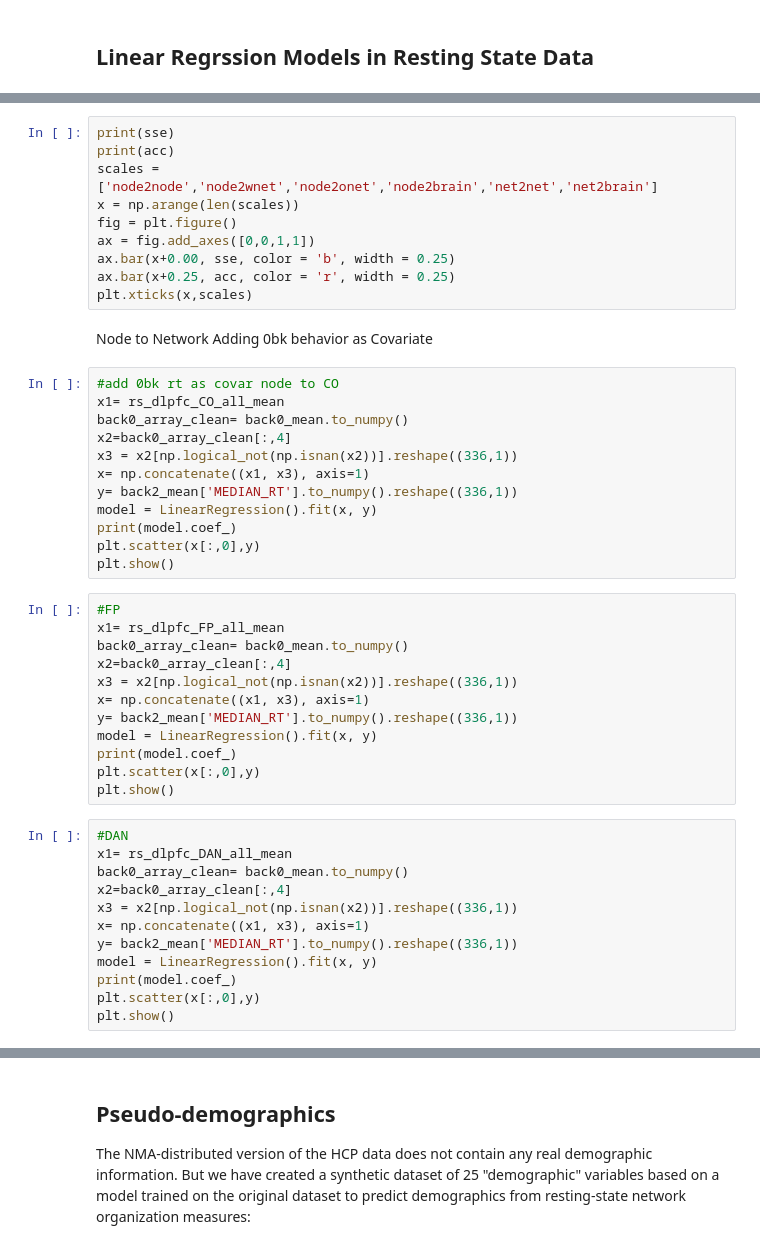
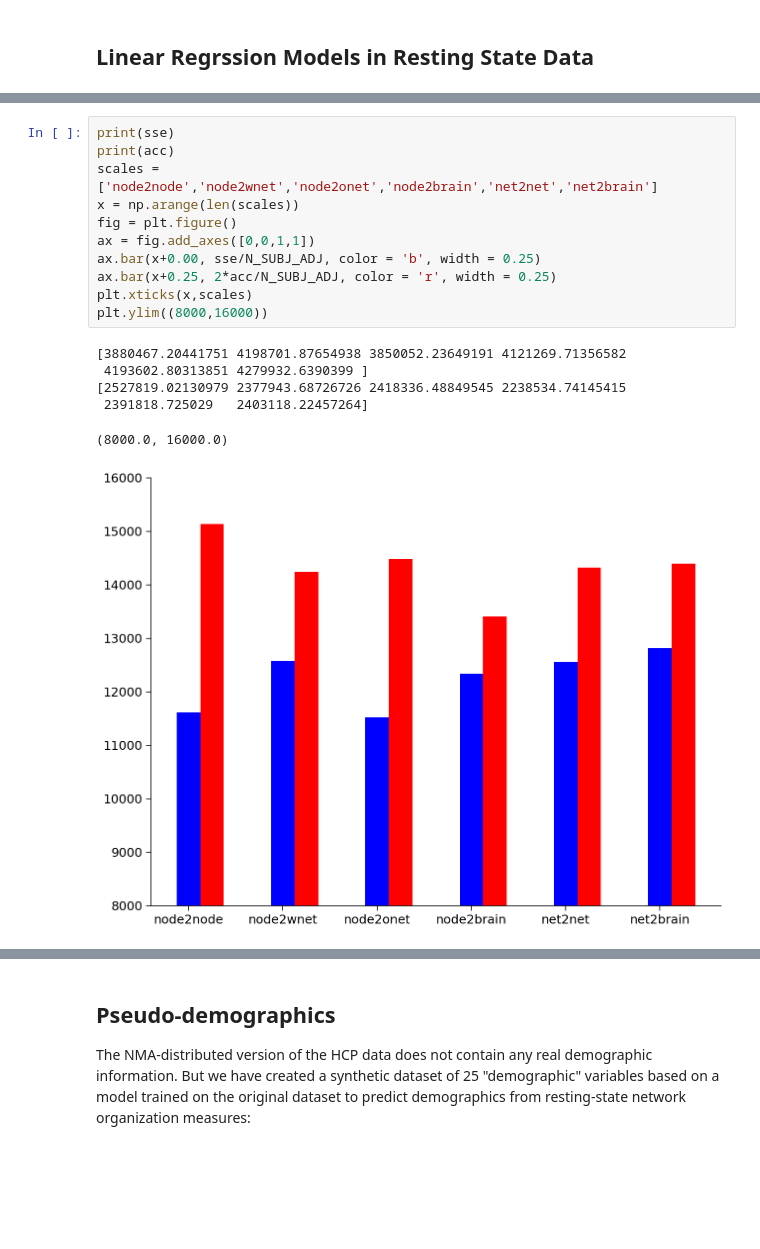
Before and after one commit to andrew-gerlach/small-world-hippos, a Jupyter notebook: load_chp.ipynb, the cells around one changed output, grey strips where cells are left out. Cells and saved outputs as stored; diff of their text form; blank space fills up the shorter version.

```diff
--- a/load_chp.ipynb
+++ b/load_chp.ipynb
@@ -1290,48 +1358,18 @@ acc[5] = np.sum((y[int(N_SUBJ_ADJ/2):N_SUBJ_ADJ]-yhat)**2)
 # %%
 print(sse)
 print(acc)
 scales = ['node2node','node2wnet','node2onet','node2brain','net2net','net2brain']
 x = np.arange(len(scales))
 fig = plt.figure()
 ax = fig.add_axes([0,0,1,1])
-ax.bar(x+0.00, sse, color = 'b', width = 0.25)
-ax.bar(x+0.25, acc, color = 'r', width = 0.25)
+ax.bar(x+0.00, sse/N_SUBJ_ADJ, color = 'b', width = 0.25)
+ax.bar(x+0.25, 2*acc/N_SUBJ_ADJ, color = 'r', width = 0.25)
 plt.xticks(x,scales)
+plt.ylim((8000,16000))
+# %% [output]
+[3880467.20441751 4198701.87654938 3850052.23649191 4121269.71356582
+ 4193602.80313851 4279932.6390399 ]
+[2527819.02130979 2377943.68726726 2418336.48849545 2238534.74145415
+ 2391818.725029   2403118.22457264]
+(8000.0, 16000.0)
+[figure, added]
-# %% [markdown]
-Node to Network Adding 0bk behavior as Covariate
-# %%
-#add 0bk rt as covar node to CO
-x1= rs_dlpfc_CO_all_mean
-back0_array_clean= back0_mean.to_numpy()
-x2=back0_array_clean[:,4]
-x3 = x2[np.logical_not(np.isnan(x2))].reshape((336,1))
-x= np.concatenate((x1, x3), axis=1)
-y= back2_mean['MEDIAN_RT'].to_numpy().reshape((336,1))
-model = LinearRegression().fit(x, y)
-print(model.coef_)
-plt.scatter(x[:,0],y)
-plt.show()
-# %%
-#FP
-x1= rs_dlpfc_FP_all_mean
-back0_array_clean= back0_mean.to_numpy()
-x2=back0_array_clean[:,4]
-x3 = x2[np.logical_not(np.isnan(x2))].reshape((336,1))
-x= np.concatenate((x1, x3), axis=1)
-y= back2_mean['MEDIAN_RT'].to_numpy().reshape((336,1))
-model = LinearRegression().fit(x, y)
-print(model.coef_)
-plt.scatter(x[:,0],y)
-plt.show()
-# %%
-#DAN
-x1= rs_dlpfc_DAN_all_mean
-back0_array_clean= back0_mean.to_numpy()
-x2=back0_array_clean[:,4]
-x3 = x2[np.logical_not(np.isnan(x2))].reshape((336,1))
-x= np.concatenate((x1, x3), axis=1)
-y= back2_mean['MEDIAN_RT'].to_numpy().reshape((336,1))
-model = LinearRegression().fit(x, y)
-print(model.coef_)
-plt.scatter(x[:,0],y)
-plt.show()
```
Also changed, not shown: parts of 17 cells of this notebook.
